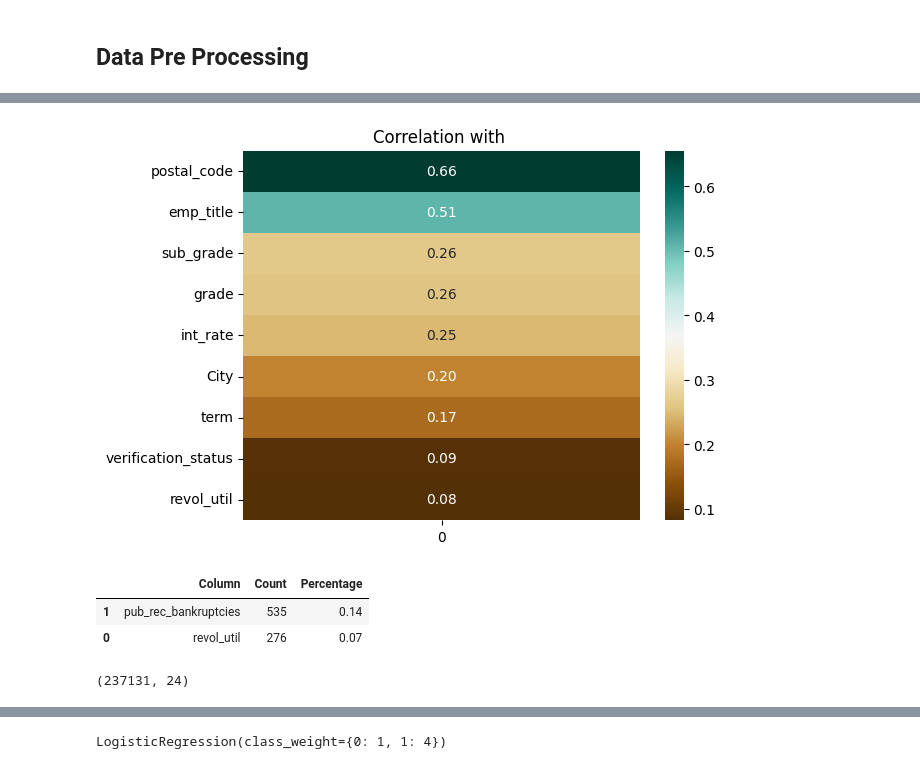
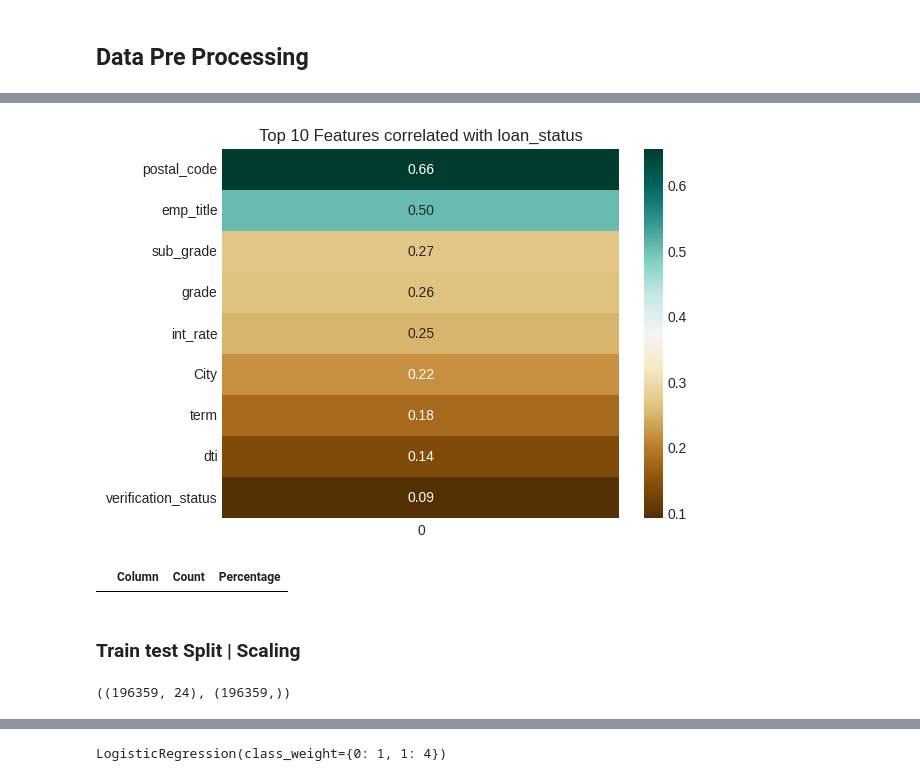
Before and after one commit to jdeepanshu/Loan_MSME, a Jupyter notebook: loan_msme.ipynb, the cells around one changed output, grey strips where cells are left out. Cells and saved outputs as stored; diff of their text form; code cells hidden in the pictures.

```diff
--- a/loan_msme.ipynb
+++ b/loan_msme.ipynb
@@ -131,9 +133,7 @@ df["address"][:5]
 4               679 Luna Roads\r\nGreggshire, VA 11650
 Name: address, dtype: object
 # %%
-df['postal_code'] = df['address'].str.split().apply(lambda x: x[-1])
-df['State'] = df['address'].str.split().apply(lambda x: x[-2])
-df['City'] = df['address'].str.split().apply(lambda x: x[-3])
+df[['City', 'State', 'postal_code']] = df['address'].str.split().apply(lambda x: pd.Series([x[-3], x[-2], x[-1]]))
 df=df.drop(["address"],axis = 1)
 # %%
 find_missing_values(df,False)
@@ -489,0 +606,2 @@ plt.show()
+# %%
+df["home_ownership"] = df["home_ownership"].replace({"NONE":"OTHER", "ANY":"OTHER"})
@@ -489,0 +672,12 @@ plt.show()
+# %%
+## outlier Treatment
+for col in num_cols:
+    mean=df[col].mean()
+    std=df[col].std()
+
+    upper_limit=mean+3*std
+    lower_limit=mean-3*std
+
+    df=df[(df[col]<upper_limit) & (df[col]>lower_limit)]
+
+df.shape
@@ -516,5 +781,7 @@ Imputer = SimpleImputer(strategy="most_frequent")
 df["mort_acc"] = Imputer.fit_transform(df["mort_acc"].values.reshape(-1,1))
 df["emp_title"] = Imputer.fit_transform(df["emp_title"].values.reshape(-1,1))
 df["emp_length"] = Imputer.fit_transform(df["emp_length"].values.reshape(-1,1))
+df["pub_rec_bankruptcies"] = Imputer.fit_transform(df["pub_rec_bankruptcies"].values.reshape(-1,1))
+df["revol_util"] = Imputer.fit_transform(df["revol_util"].values.reshape(-1,1))
 
 df.drop(["title","issue_d","earliest_cr_line","initial_list_status"],axis = 1, inplace=True)
@@ -588,16 +841,14 @@ plt.show()
 # %%
 corr_matrix = df.corrwith(df['loan_status'])
 sorted_corr_matrix = corr_matrix.abs().sort_values(ascending=False)
 sorted_corr_matrix =sorted_corr_matrix.iloc[1:10]
 sns.heatmap(sorted_corr_matrix.to_frame(), cmap="BrBG", annot=True, fmt=".2f")
-plt.title("Correlation with ")
+plt.title("Top 10 Features correlated with loan_status")
 plt.show()
 # %% [output]
-[figure, old version]
+[figure, new version]
 # %%
 find_missing_values(df,False)
 # %% [output]
 |  | Column | Count | Percentage |
-| 1 | pub_rec_bankruptcies | 535 | 0.14 |
-| 0 | revol_util | 276 | 0.07 |
 # %%
@@ -605,14 +856,16 @@ df.dropna(inplace=True)
 # %%
 X = df.drop(["loan_status"],axis = 1)
 y = df["loan_status"]
+# %% [markdown]
+### Train test Split | Scaling
 # %%
 from sklearn.model_selection import train_test_split
 
 X_tr_cv, X_test, y_tr_cv, y_test = train_test_split(X, y, test_size=0.2, random_state=1)
 X_train, X_val, y_train, y_val = train_test_split(X_tr_cv, y_tr_cv, test_size=0.25,random_state=1)
-X_train.shape
+X_train.shape,y_train.shape
 # %% [output]
-(237131, 24)
+((196359, 24), (196359,))
 # %%
 from sklearn.preprocessing import StandardScaler
 scaler = StandardScaler()
```
Also changed, not shown: parts of 101 cells of this notebook.
